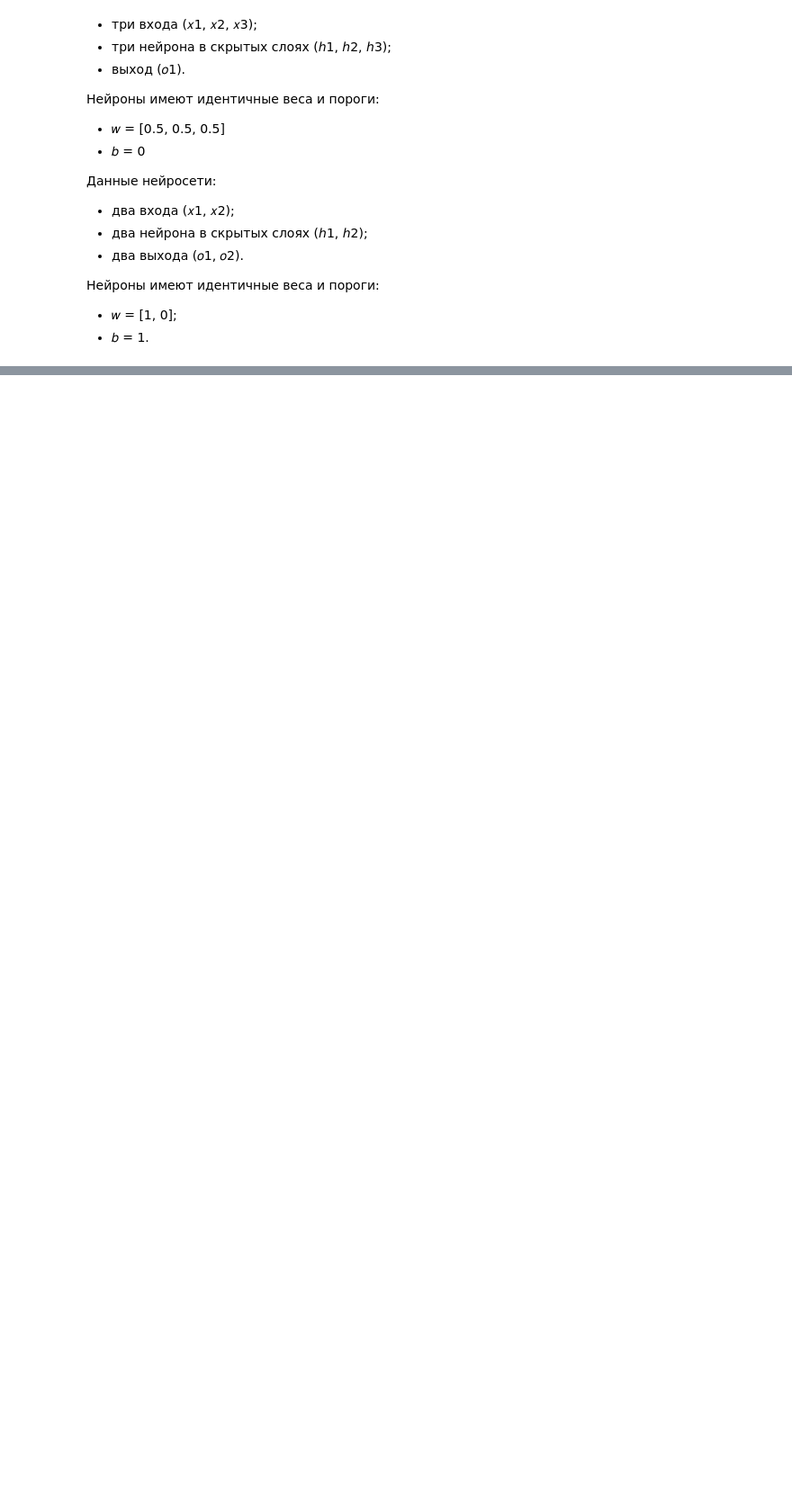
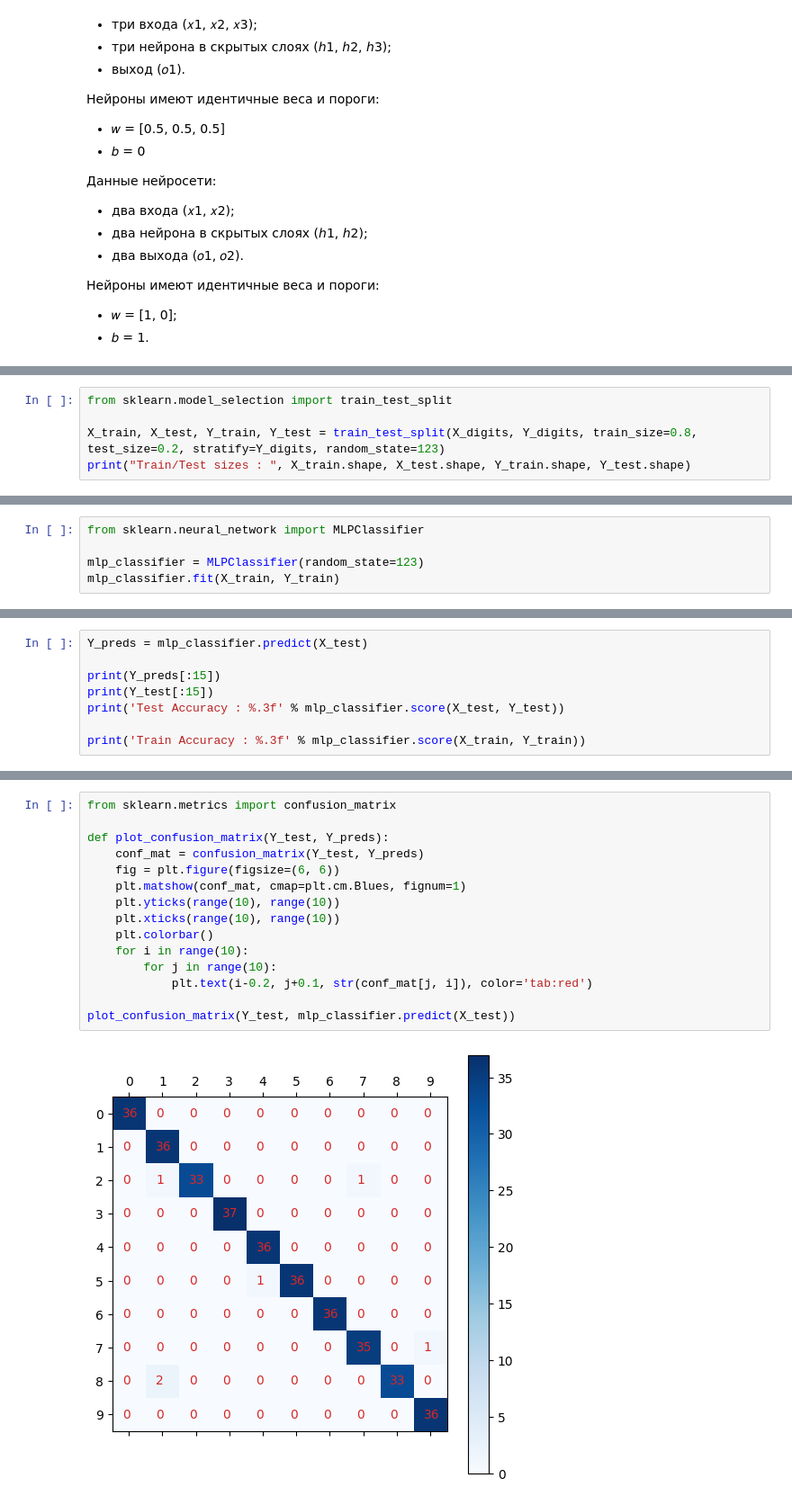
Before and after one commit to sergkhr/VUZai, a Jupyter notebook: Pracs/Khrechko_IKBO-03-21_Seventh_practice.ipynb, the cells around one changed output, grey strips where cells are left out. Shown: that part at 90% size. Saved outputs shown, nothing was run; the diff lists cells and outputs as text; blank space fills up the shorter version.

```diff
--- a/Pracs/Khrechko_IKBO-03-21_Seventh_practice.ipynb
+++ b/Pracs/Khrechko_IKBO-03-21_Seventh_practice.ipynb
@@ -349,0 +539,5 @@ class NeuralNetwork:
+# %%
+from sklearn.model_selection import train_test_split
+
+X_train, X_test, Y_train, Y_test = train_test_split(X_digits, Y_digits, train_size=0.8, test_size=0.2, stratify=Y_digits, random_state=123)
+print("Train/Test sizes : ", X_train.shape, X_test.shape, Y_train.shape, Y_test.shape)
@@ -349,0 +549,5 @@ class NeuralNetwork:
+# %%
+from sklearn.neural_network import MLPClassifier
+
+mlp_classifier = MLPClassifier(random_state=123)
+mlp_classifier.fit(X_train, Y_train)
@@ -349,0 +556,8 @@ class NeuralNetwork:
+# %%
+Y_preds = mlp_classifier.predict(X_test)
+
+print(Y_preds[:15])
+print(Y_test[:15])
+print('Test Accuracy : %.3f' % mlp_classifier.score(X_test, Y_test))
+
+print('Train Accuracy : %.3f' % mlp_classifier.score(X_train, Y_train))
@@ -349,0 +573,17 @@ class NeuralNetwork:
+# %%
+from sklearn.metrics import confusion_matrix
+
+def plot_confusion_matrix(Y_test, Y_preds):
+    conf_mat = confusion_matrix(Y_test, Y_preds)
+    fig = plt.figure(figsize=(6, 6))
+    plt.matshow(conf_mat, cmap=plt.cm.Blues, fignum=1)
+    plt.yticks(range(10), range(10))
+    plt.xticks(range(10), range(10))
+    plt.colorbar()
+    for i in range(10):
+        for j in range(10):
+            plt.text(i-0.2, j+0.1, str(conf_mat[j, i]), color='tab:red')
+
+plot_confusion_matrix(Y_test, mlp_classifier.predict(X_test))
+# %% [output]
+[figure, added]
```
Also changed, not shown: parts of 27 cells of this notebook.
